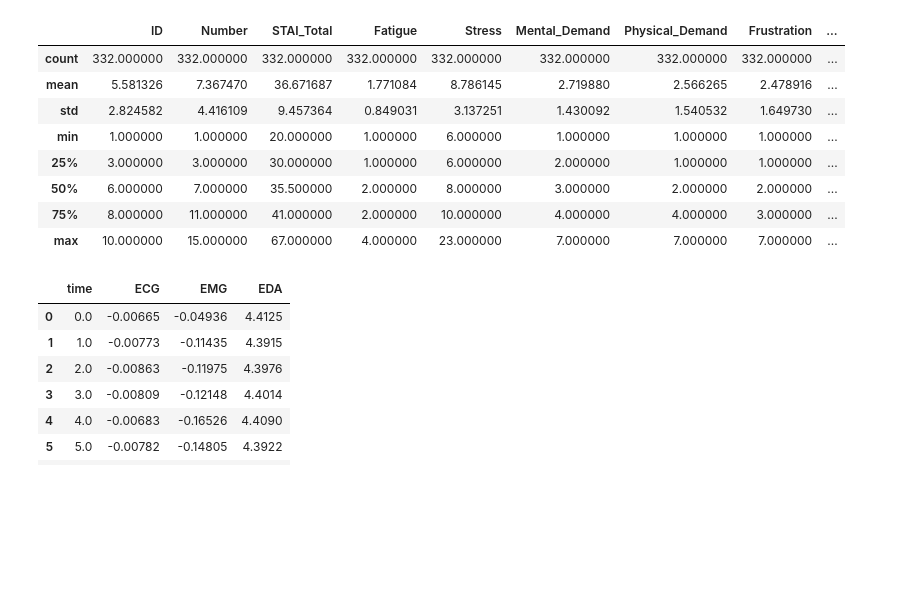
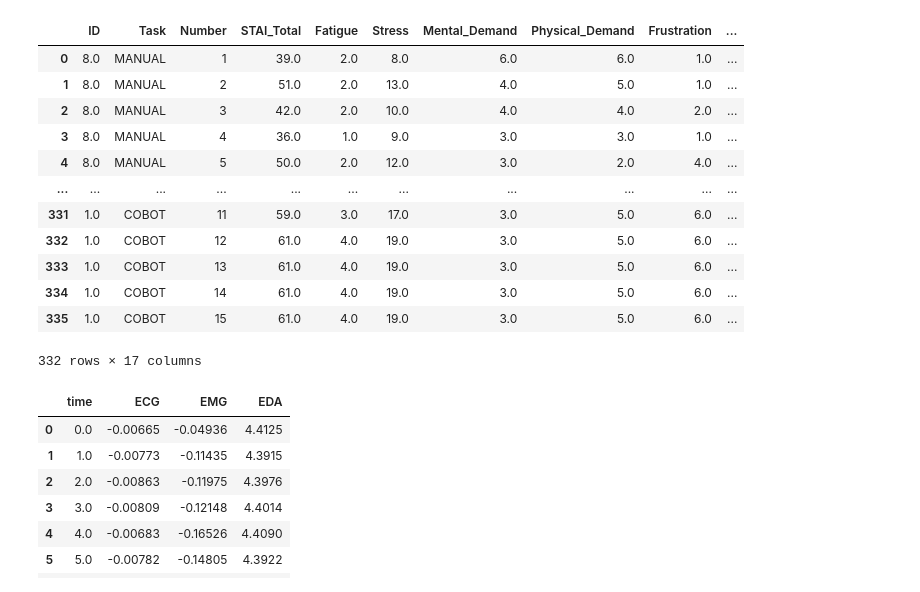
Before and after one commit to k0ruy/cobot-stress-testing, a Jupyter notebook: physio_jup.ipynb, the cells around one changed output. Cells and saved outputs as stored; diff of their text form; code cells hidden in the pictures; blank space fills up the shorter version.

```diff
--- a/physio_jup.ipynb
+++ b/physio_jup.ipynb
@@ -10,18 +10,23 @@ import numpy as np
 # %%
 # Import questionnaires and subjects data
 with open('questionnaires.pkl', 'rb') as f:
     subject_data = pickle.load(f)
-subject_data.describe()
+
+# drop row 73 as we are not removing
 # %% [output]
-|  | ID | Number | STAI_Total | Fatigue | Stress | Mental_Demand | Physical_Demand | Frustration | ... |
-| count | 332.000000 | 332.000000 | 332.000000 | 332.000000 | 332.000000 | 332.000000 | 332.000000 | 332.000000 | ... |
-| mean | 5.581326 | 7.367470 | 36.671687 | 1.771084 | 8.786145 | 2.719880 | 2.566265 | 2.478916 | ... |
-| std | 2.824582 | 4.416109 | 9.457364 | 0.849031 | 3.137251 | 1.430092 | 1.540532 | 1.649730 | ... |
-| min | 1.000000 | 1.000000 | 20.000000 | 1.000000 | 6.000000 | 1.000000 | 1.000000 | 1.000000 | ... |
-| 25% | 3.000000 | 3.000000 | 30.000000 | 1.000000 | 6.000000 | 2.000000 | 1.000000 | 1.000000 | ... |
-| 50% | 6.000000 | 7.000000 | 35.500000 | 2.000000 | 8.000000 | 3.000000 | 2.000000 | 2.000000 | ... |
-| 75% | 8.000000 | 11.000000 | 41.000000 | 2.000000 | 10.000000 | 4.000000 | 4.000000 | 3.000000 | ... |
-| max | 10.000000 | 15.000000 | 67.000000 | 4.000000 | 23.000000 | 7.000000 | 7.000000 | 7.000000 | ... |
+|  | ID | Task | Number | STAI_Total | Fatigue | Stress | Mental_Demand | Physical_Demand | Frustration | ... |
+| 0 | 8.0 | MANUAL | 1 | 39.0 | 2.0 | 8.0 | 6.0 | 6.0 | 1.0 | ... |
+| 1 | 8.0 | MANUAL | 2 | 51.0 | 2.0 | 13.0 | 4.0 | 5.0 | 1.0 | ... |
+| 2 | 8.0 | MANUAL | 3 | 42.0 | 2.0 | 10.0 | 4.0 | 4.0 | 2.0 | ... |
+| 3 | 8.0 | MANUAL | 4 | 36.0 | 1.0 | 9.0 | 3.0 | 3.0 | 1.0 | ... |
+| 4 | 8.0 | MANUAL | 5 | 50.0 | 2.0 | 12.0 | 3.0 | 2.0 | 4.0 | ... |
+| ... | ... | ... | ... | ... | ... | ... | ... | ... | ... | ... |
+| 331 | 1.0 | COBOT | 11 | 59.0 | 3.0 | 17.0 | 3.0 | 5.0 | 6.0 | ... |
+| 332 | 1.0 | COBOT | 12 | 61.0 | 4.0 | 19.0 | 3.0 | 5.0 | 6.0 | ... |
+| 333 | 1.0 | COBOT | 13 | 61.0 | 4.0 | 19.0 | 3.0 | 5.0 | 6.0 | ... |
+| 334 | 1.0 | COBOT | 14 | 61.0 | 4.0 | 19.0 | 3.0 | 5.0 | 6.0 | ... |
+| 335 | 1.0 | COBOT | 15 | 61.0 | 4.0 | 19.0 | 3.0 | 5.0 | 6.0 | ... |
+332 rows × 17 columns
 # %%
 # Import signals
 signals, fs = sis.import_opensignals('signals_example.txt')
```
Also changed, not shown: parts of 10 cells of this notebook, 5 other files.
